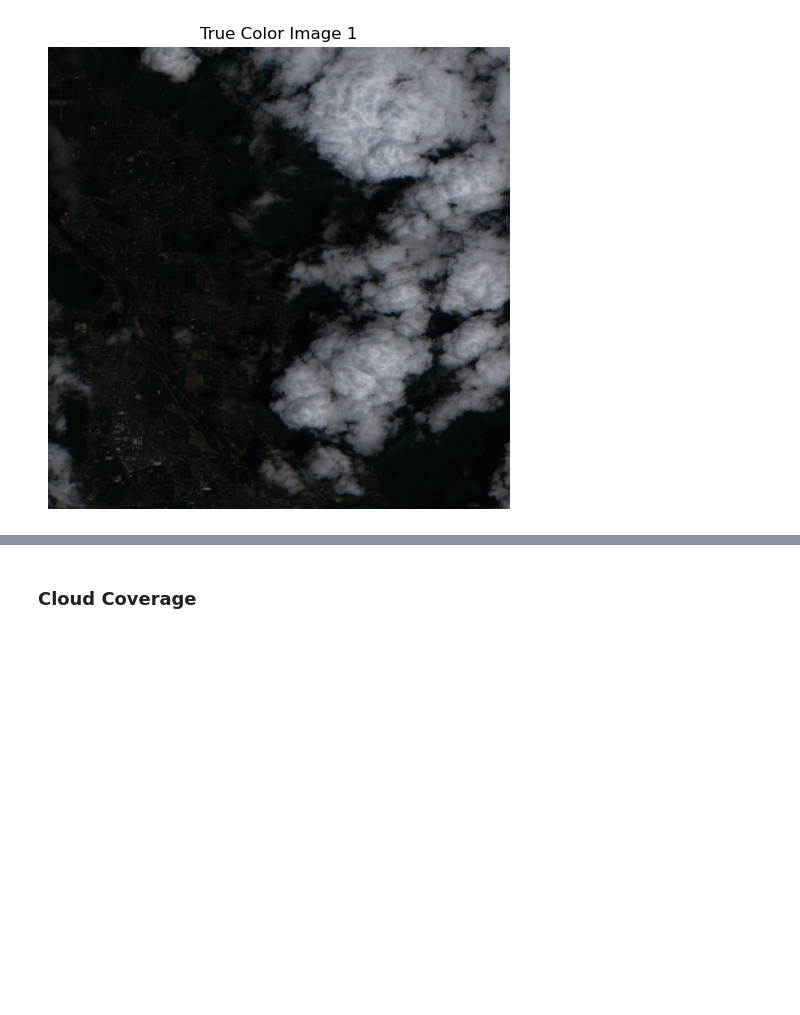
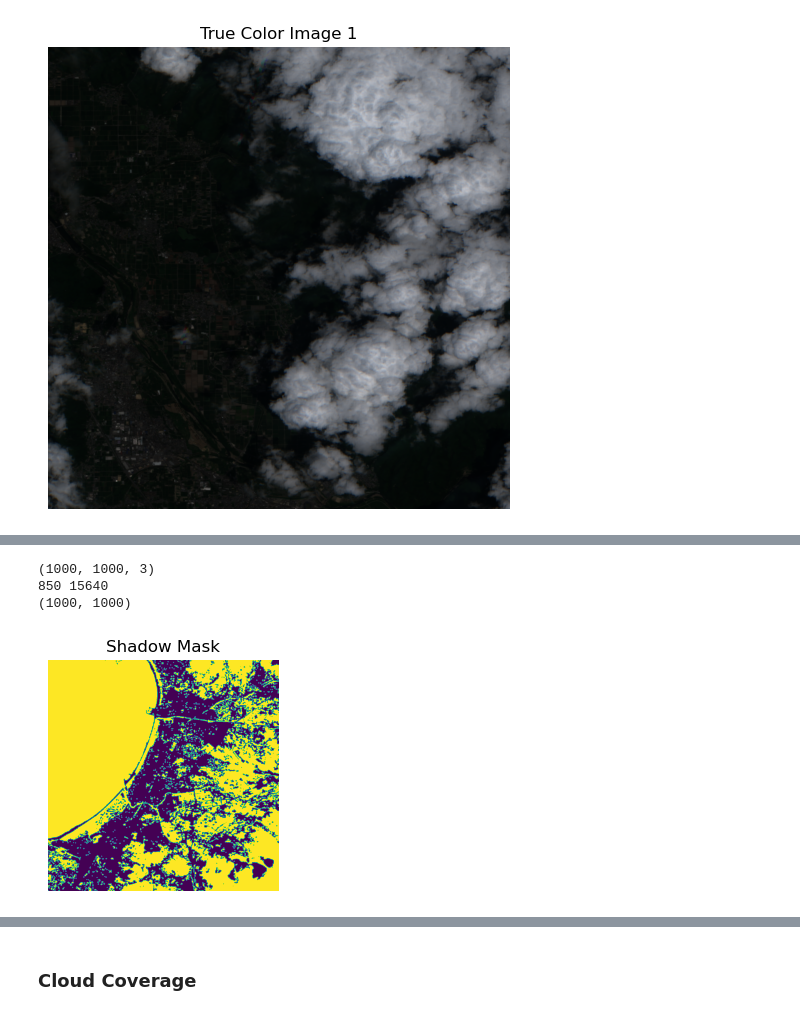
Before and after one commit to hussainalmahmud/Clouds-Segmentation-in-Satellite-Imageries, a Jupyter notebook: cloud_eda.ipynb, the cells around one changed output, grey strips where cells are left out. Saved outputs shown, nothing was run; the diff lists cells and outputs as text; code cells hidden in the pictures; blank space fills up the shorter version.

```diff
--- a/cloud_eda.ipynb
+++ b/cloud_eda.ipynb
@@ -125,0 +126,48 @@ for idx in image_indices:
+# %%
+import numpy as np
+import cv2
+import matplotlib.pyplot as plt
+def detect_cloud_shadow(image):
+    # Compute Darkness Index
+    DI = np.mean(image, axis=-1)
+
+    # Empirically determined threshold (can be optimized)
+    # Alternatively, you can use Otsu's thresholding from skimage.filters
+    from skimage.filters import threshold_otsu
+    threshold = threshold_otsu(DI)
+
+    shadow_mask = DI < threshold
+
+    return shadow_mask
+
+# Sample usage
+# image_idx = 1
+# image = f"./data/train_true_color/train_true_color_{image_idx}.tif"
+# shadow_mask = detect_cloud_shadow(image)
+
+# If you need to use morphological operations, you can use `binary_opening` or `binary_closing`
+# from `skimage.morphology` to refine the shadow mask.
+# use `binary_dilation` or `binary_erosion` to expand or shrink the mask.
+from skimage.morphology import binary_opening, binary_closing, binary_dilation, binary_erosion
+
+# Sample usage
+image_idx = 30
+img_path = f"./data/train_true_color/train_true_color_{image_idx}.tif"
+from tifffile import imread
+image = imread(img_path)
+print(image.shape)
+print(image.min(), image.max())
+shadow_mask = detect_cloud_shadow(image)
+refined_shadow_mask = binary_opening(shadow_mask, np.ones((3, 3)))
+print(shadow_mask.shape)
+# Display the shadow mask
+plt.figure(figsize=(3, 3))
+plt.imshow(refined_shadow_mask)
+plt.title('Shadow Mask')
+plt.axis('off')
+plt.show()
+# %% [output]
+(1000, 1000, 3)
+850 15640
+(1000, 1000)
+[figure, added]
```
Also changed, not shown: parts of 6 cells of this notebook, 22 other files.
